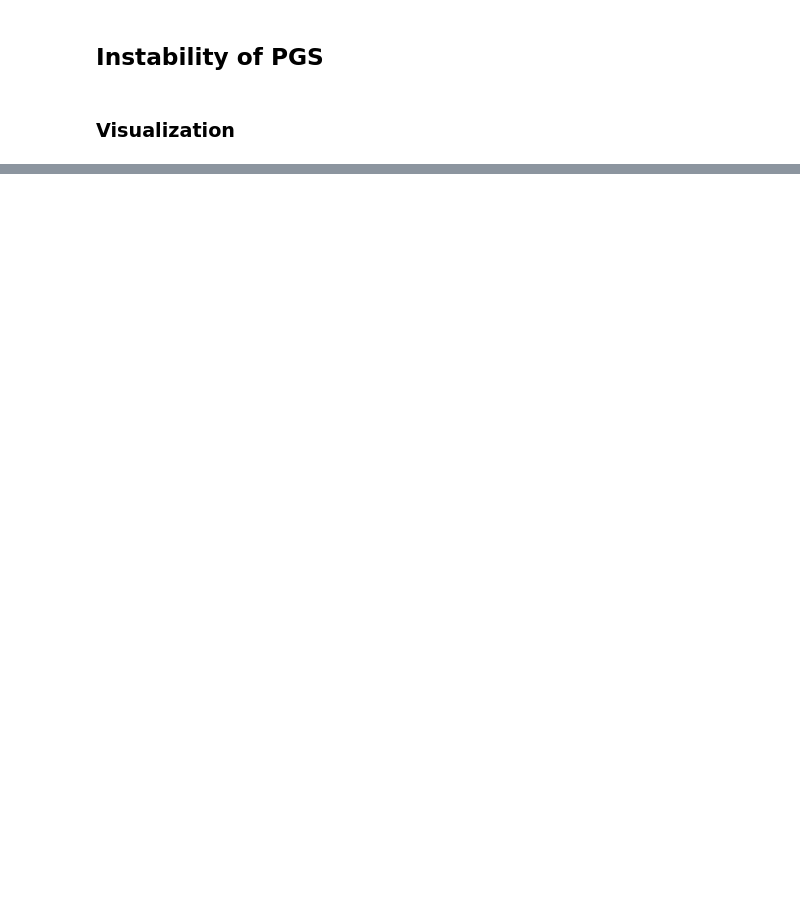
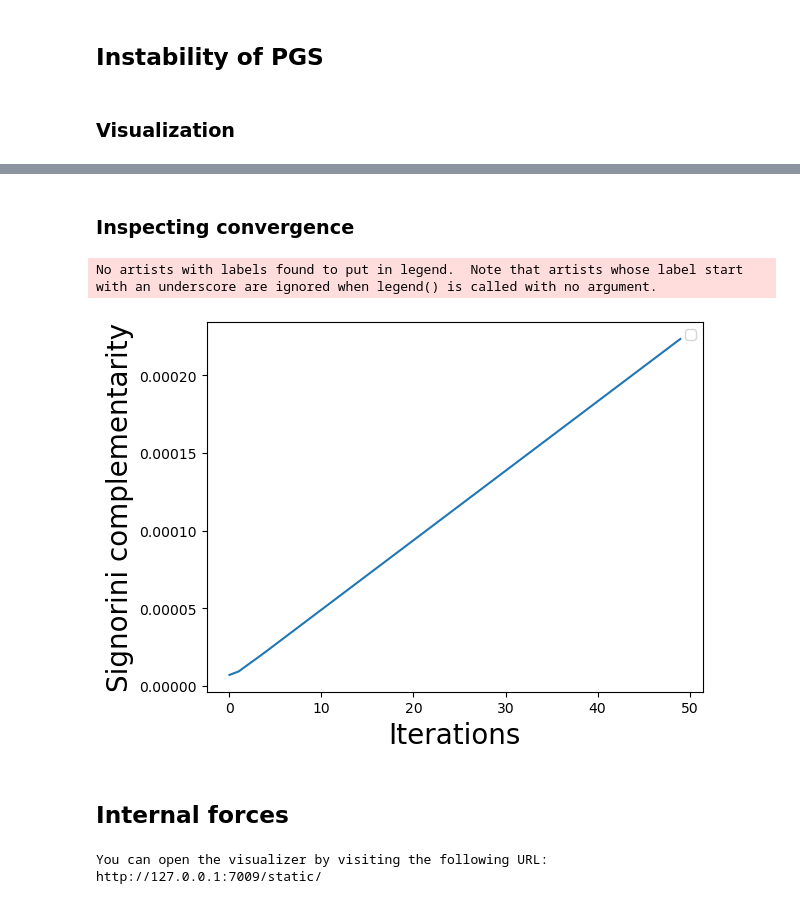
Before and after one commit to agimus-project/winter-school-2023, a Jupyter notebook: sim3_contact_dynamics/tp_sim3.ipynb, the cells around one changed output, grey strips where cells are left out. Cells and saved outputs as stored; diff of their text form; code cells hidden in the pictures; blank space fills up the shorter version.

Commit message:
adding exp on internal forces

```diff
--- a/sim3_contact_dynamics/tp_sim3.ipynb
+++ b/sim3_contact_dynamics/tp_sim3.ipynb
@@ -218,7 +218,7 @@ for t in trange(T): # simulation loop
     pin.computeCollisions(geom_model, geom_data, False)
     J, vf, Del,g, mus = computeContactProblem(model, data, geom_model, geom_data, q, v, tau, dt)
     if J is not None:
-        lam = solve_contact(Del, g, mus, tolerance, max_iter)
+        lam, _ = solve_contact_over_relax(Del, g, mus, dt, tolerance, max_iter)
         dv = dt*pin.aba(model, data, q, v, tau + J.T @ lam/dt)
         v += dv
     else:
@@ -266,0 +267,27 @@ http://127.0.0.1:7002/static/
+# %% [markdown]
+### Inspecting convergence
+# %%
+# initial state
+q0 = pin.neutral(model)
+q0[2] = cube_dimension / 2 + cube_dimension/50.
+q0[9] = 3. * cube_dimension / 2 + 3*cube_dimension/50.
+v0 = np.zeros(model.nv)
+q, v = q0.copy(), v0.copy()
+
+tau = np.zeros(model.nv)
+pin.updateGeometryPlacements(model, data, geom_model, geom_data, q)
+pin.computeCollisions(geom_model, geom_data, False)
+J, vf, Del,g, mus = computeContactProblem(model, data, geom_model, geom_data, q, v, tau, dt)
+lam, sig_comps  = solve_contact_over_relax(Del, g, mus, dt, tolerance, max_iter)
+# %%
+plt.figure()
+iterations = [i for i in range(max_iter)]
+plt.plot(iterations, sig_comps)
+plt.xlabel("Iterations", fontsize=20)
+plt.ylabel("Signorini complementarity", fontsize=20)
+plt.show()
+# %% [output]
+No artists with labels found to put in legend.  Note that artists whose label start with an underscore are ignored when legend() is called with no argument.
+[figure, added]
+# %% [markdown]
+## Internal forces
@@ -266,0 +339,39 @@ http://127.0.0.1:7002/static/
+# %%
+vizer = MeshcatVisualizer(model, geom_model, visual_model)
+vizer.initViewer(open=True, loadModel=True)
+
+vizer.viewer["plane"].set_object(meshcat.geometry.Box(np.array([20, 20, 0.1])))
+placement = np.eye(4)
+placement[:3, 3] = np.array([0, 0, -0.05])
+vizer.viewer["plane"].set_transform(placement)
+vizer.display(q0)
+
+cp1 = [1., 0.0, 0.2] #camera position
+cps_ = [cp1]
+numrep = len(cps_)
+rps_ = [np.zeros(3)]*numrep
+
+max_fps = 30.
+fps = min([max_fps,1./dt])
+q0[2] = cube_dimension
+rand_place = pin.SE3.Random()
+q0[-4:] = pin.SE3ToXYZQUAT(rand_place)[-4:]
+qs = sub_sample(qs,dt*T, fps)
+vs = sub_sample(vs,dt*T, fps)
+
+def get_callback(i: int):
+    def _callback(t):
+        vizer.setCameraPosition(cps_[i])
+        vizer.setCameraTarget(rps_[i])
+        pin.forwardKinematics(model, vizer.data, qs[t], vs[t])
+    return _callback
+
+for i in range(numrep):
+    vizer.play(
+        qs,
+        1./fps,
+        get_callback(i)
+    )
+# %% [output]
+You can open the visualizer by visiting the following URL:
+http://127.0.0.1:7009/static/
```
Also changed, not shown: parts of 7 cells of this notebook.
